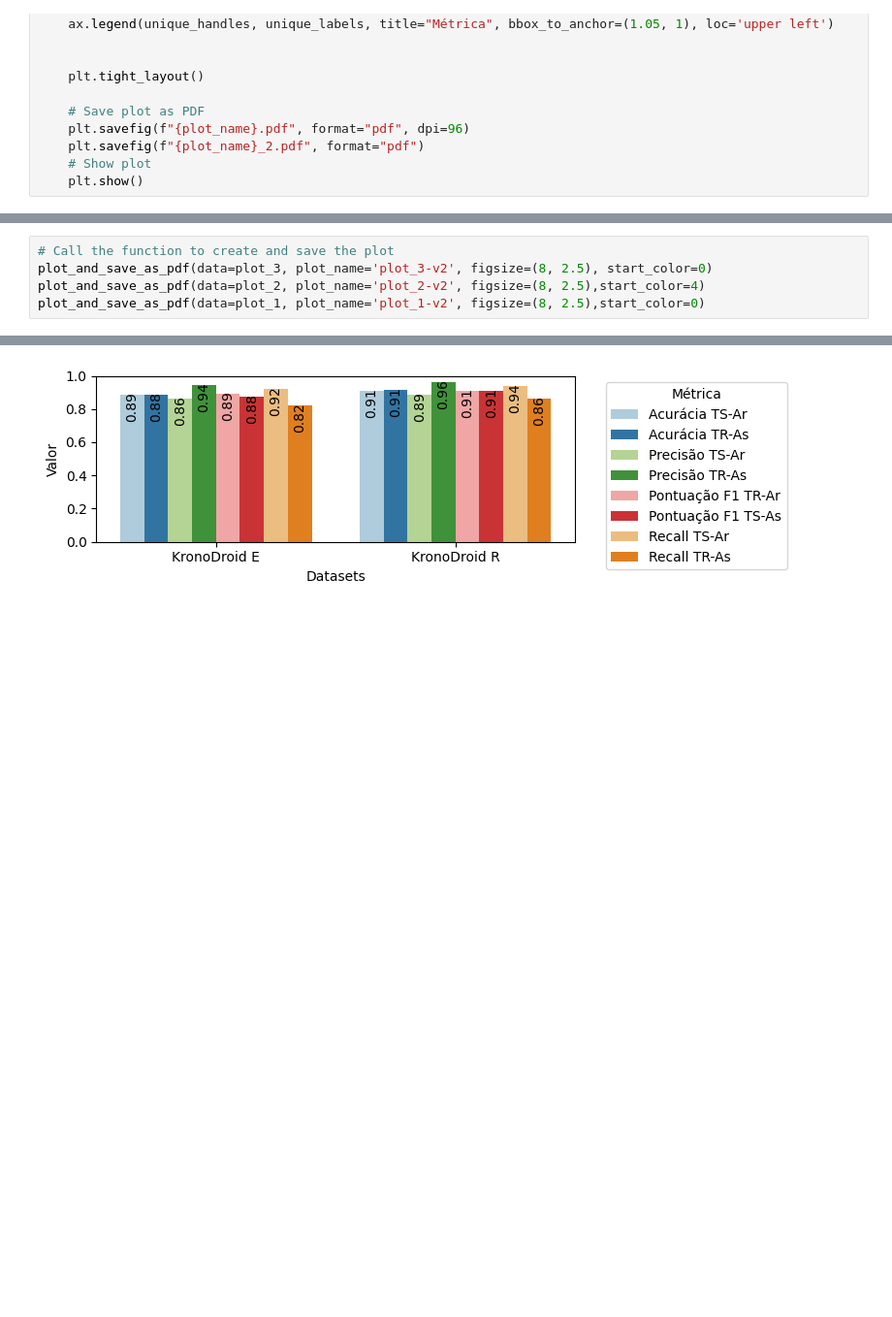
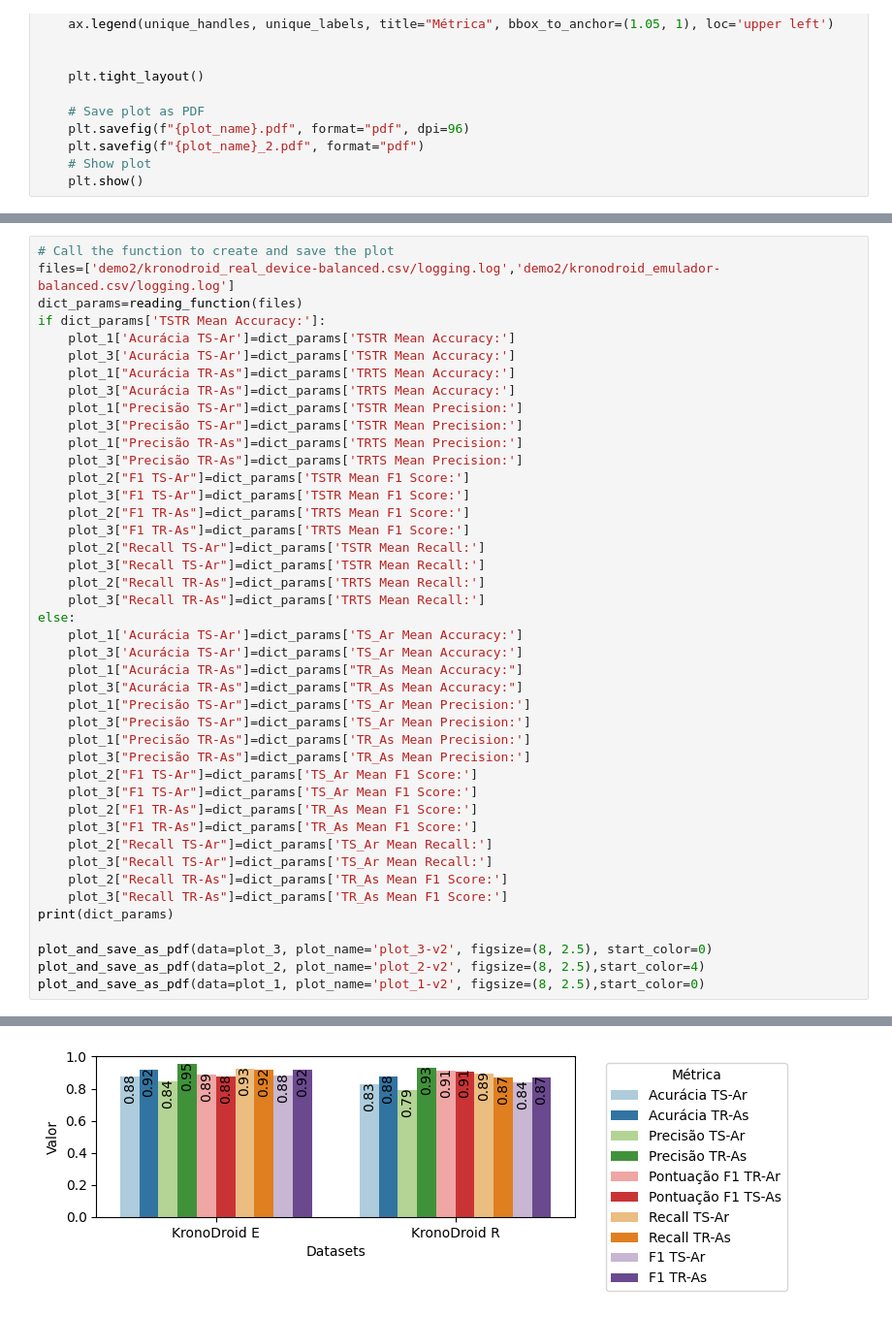
Before and after one commit to SBSegSF24/MalSynGen, a Jupyter notebook: plots.ipynb, the cells around one changed output, grey strips where cells are left out. Shown: that part at 97% size. Drawn from its saved outputs; the diff is of its cells as text; blank space fills up the shorter version.

```diff
--- a/plots.ipynb
+++ b/plots.ipynb
@@ -103,5 +151,43 @@ def plot_and_save_as_pdf(data, plot_name='plots',figsize=(12, 6),start_color=0):
 # %%
 # Call the function to create and save the plot
+files=['demo2/kronodroid_real_device-balanced.csv/logging.log','demo2/kronodroid_emulador-balanced.csv/logging.log']
+dict_params=reading_function(files)
+if dict_params['TSTR Mean Accuracy:']:
+    plot_1['Acurácia TS-Ar']=dict_params['TSTR Mean Accuracy:']
+    plot_3['Acurácia TS-Ar']=dict_params['TSTR Mean Accuracy:']
+    plot_1["Acurácia TR-As"]=dict_params['TRTS Mean Accuracy:']
+    plot_3["Acurácia TR-As"]=dict_params['TRTS Mean Accuracy:']
+    plot_1["Precisão TS-Ar"]=dict_params['TSTR Mean Precision:']
+    plot_3["Precisão TS-Ar"]=dict_params['TSTR Mean Precision:']
+    plot_1["Precisão TR-As"]=dict_params['TRTS Mean Precision:']
+    plot_3["Precisão TR-As"]=dict_params['TRTS Mean Precision:']
+    plot_2["F1 TS-Ar"]=dict_params['TSTR Mean F1 Score:']
+    plot_3["F1 TS-Ar"]=dict_params['TSTR Mean F1 Score:']
+    plot_2["F1 TR-As"]=dict_params['TRTS Mean F1 Score:']
+    plot_3["F1 TR-As"]=dict_params['TRTS Mean F1 Score:']
+    plot_2["Recall TS-Ar"]=dict_params['TSTR Mean Recall:']
+    plot_3["Recall TS-Ar"]=dict_params['TSTR Mean Recall:']
+    plot_2["Recall TR-As"]=dict_params['TRTS Mean Recall:']
+    plot_3["Recall TR-As"]=dict_params['TRTS Mean Recall:']
+else:
+    plot_1['Acurácia TS-Ar']=dict_params['TS_Ar Mean Accuracy:']
+    plot_3['Acurácia TS-Ar']=dict_params['TS_Ar Mean Accuracy:']
+    plot_1["Acurácia TR-As"]=dict_params["TR_As Mean Accuracy:"]
+    plot_3["Acurácia TR-As"]=dict_params["TR_As Mean Accuracy:"]
+    plot_1["Precisão TS-Ar"]=dict_params['TS_Ar Mean Precision:']
+    plot_3["Precisão TS-Ar"]=dict_params['TS_Ar Mean Precision:']
+    plot_1["Precisão TR-As"]=dict_params['TR_As Mean Precision:']
+    plot_3["Precisão TR-As"]=dict_params['TR_As Mean Precision:']
+    plot_2["F1 TS-Ar"]=dict_params['TS_Ar Mean F1 Score:']
+    plot_3["F1 TS-Ar"]=dict_params['TS_Ar Mean F1 Score:']
+    plot_2["F1 TR-As"]=dict_params['TR_As Mean F1 Score:']
+    plot_3["F1 TR-As"]=dict_params['TR_As Mean F1 Score:']
+    plot_2["Recall TS-Ar"]=dict_params['TS_Ar Mean Recall:']
+    plot_3["Recall TS-Ar"]=dict_params['TS_Ar Mean Recall:']
+    plot_2["Recall TR-As"]=dict_params['TR_As Mean F1 Score:']
+    plot_3["Recall TR-As"]=dict_params['TR_As Mean F1 Score:']
+print(dict_params)
+
 plot_and_save_as_pdf(data=plot_3, plot_name='plot_3-v2', figsize=(8, 2.5), start_color=0)
 plot_and_save_as_pdf(data=plot_2, plot_name='plot_2-v2', figsize=(8, 2.5),start_color=4)
 plot_and_save_as_pdf(data=plot_1, plot_name='plot_1-v2', figsize=(8, 2.5),start_color=0)
@@ -109 +212 @@ plot_and_save_as_pdf(data=plot_1, plot_name='plot_1-v2', figsize=(8, 2.5),start_
-[figure, old version]
+[figure, new version]
```
Also changed, not shown: parts of 4 cells of this notebook.
